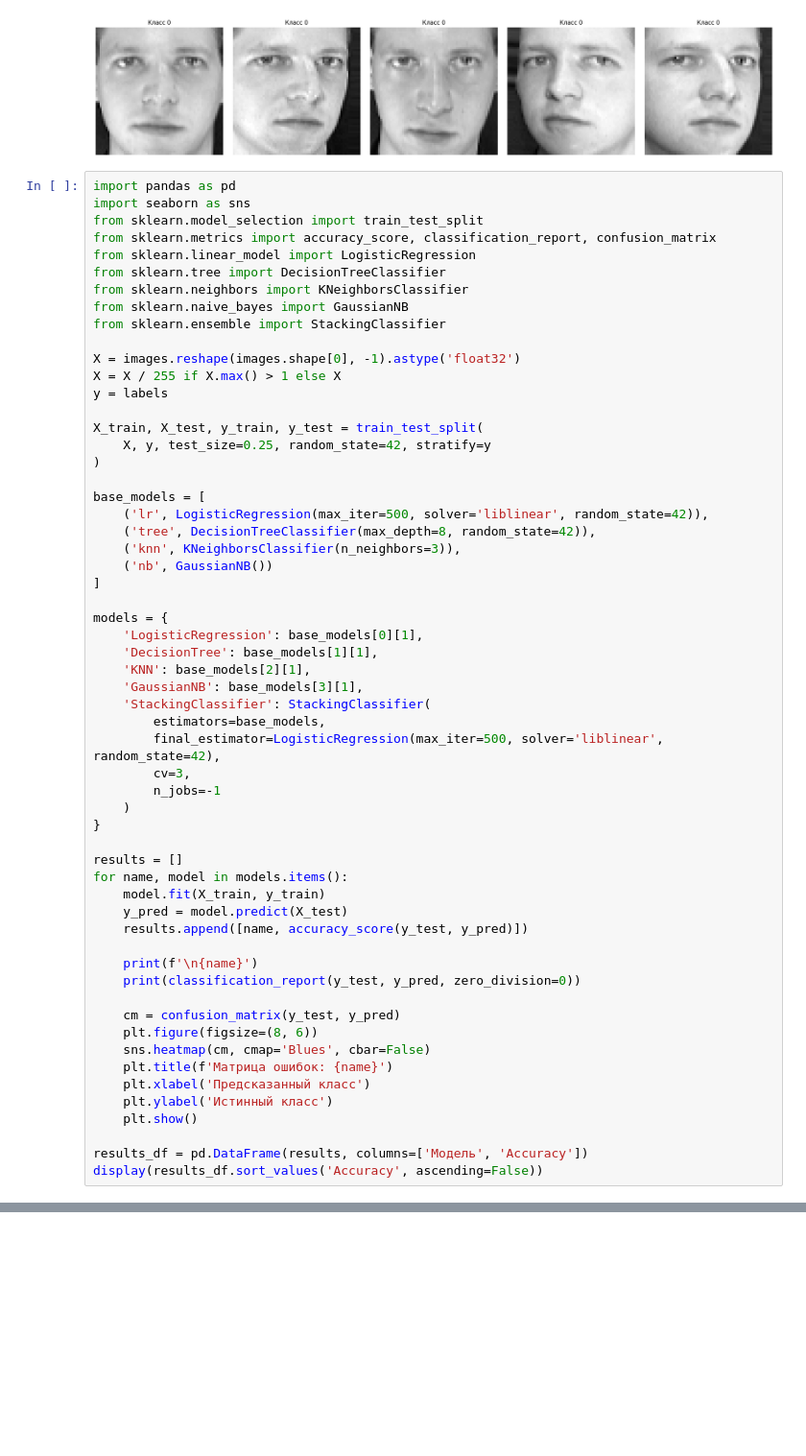
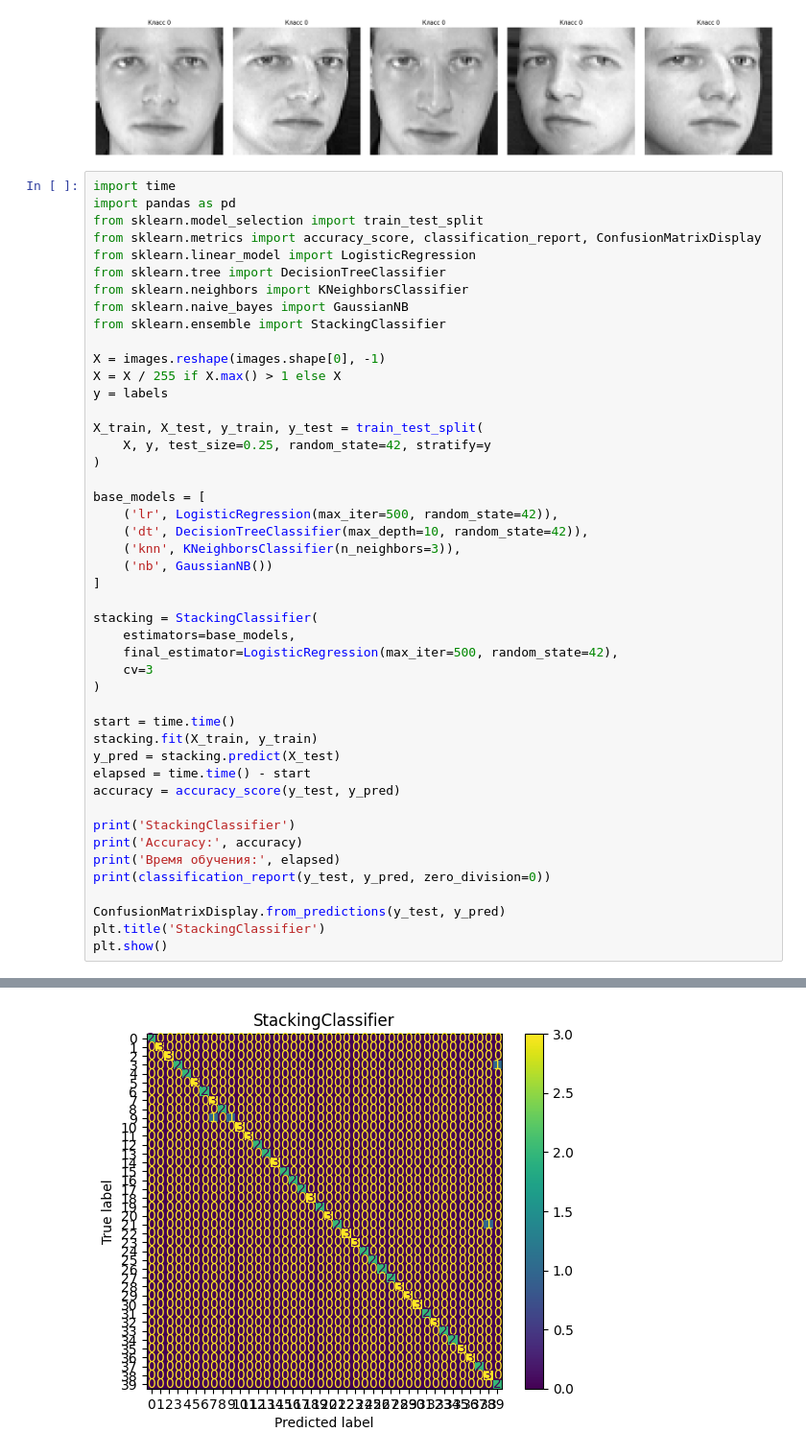
Before and after one commit to runessaa/-Streltsov-Projects, a Jupyter notebook: Практическая_работа_№9_Ансамблевые_методы_в_машинном_обучении.ipynb, the cells around one changed output, grey strips where cells are left out. Shown at 96% size. Saved outputs shown, nothing was run; the diff lists cells and outputs as text; blank space fills up the shorter version.

```diff
--- a/Практическая_работа_№9_Ансамблевые_методы_в_машинном_обучении.ipynb
+++ b/Практическая_работа_№9_Ансамблевые_методы_в_машинном_обучении.ipynb
@@ -355,17 +459,17 @@ plt.show()
 # %% [output]
 [figure]
 # %%
+import time
 import pandas as pd
-import seaborn as sns
 from sklearn.model_selection import train_test_split
-from sklearn.metrics import accuracy_score, classification_report, confusion_matrix
+from sklearn.metrics import accuracy_score, classification_report, ConfusionMatrixDisplay
 from sklearn.linear_model import LogisticRegression
 from sklearn.tree import DecisionTreeClassifier
 from sklearn.neighbors import KNeighborsClassifier
 from sklearn.naive_bayes import GaussianNB
 from sklearn.ensemble import StackingClassifier
 
-X = images.reshape(images.shape[0], -1).astype('float32')
+X = images.reshape(images.shape[0], -1)
 X = X / 255 if X.max() > 1 else X
 y = labels
 
@@ -374,41 +478,30 @@ X_train, X_test, y_train, y_test = train_test_split(
 )
 
 base_models = [
-    ('lr', LogisticRegression(max_iter=500, solver='liblinear', random_state=42)),
-    ('tree', DecisionTreeClassifier(max_depth=8, random_state=42)),
+    ('lr', LogisticRegression(max_iter=500, random_state=42)),
+    ('dt', DecisionTreeClassifier(max_depth=10, random_state=42)),
     ('knn', KNeighborsClassifier(n_neighbors=3)),
     ('nb', GaussianNB())
 ]
 
-models = {
-    'LogisticRegression': base_models[0][1],
-    'DecisionTree': base_models[1][1],
-    'KNN': base_models[2][1],
-    'GaussianNB': base_models[3][1],
-    'StackingClassifier': StackingClassifier(
-        estimators=base_models,
-        final_estimator=LogisticRegression(max_iter=500, solver='liblinear', random_state=42),
-        cv=3,
-        n_jobs=-1
-    )
-}
+stacking = StackingClassifier(
+    estimators=base_models,
+    final_estimator=LogisticRegression(max_iter=500, random_state=42),
+    cv=3
+)
 
-results = []
-for name, model in models.items():
-    model.fit(X_train, y_train)
-    y_pred = model.predict(X_test)
-    results.append([name, accuracy_score(y_test, y_pred)])
+start = time.time()
+stacking.fit(X_train, y_train)
+y_pred = stacking.predict(X_test)
+elapsed = time.time() - start
+accuracy = accuracy_score(y_test, y_pred)
 
-    print(f'\n{name}')
-    print(classification_report(y_test, y_pred, zero_division=0))
+print('StackingClassifier')
+print('Accuracy:', accuracy)
+print('Время обучения:', elapsed)
+print(classification_report(y_test, y_pred, zero_division=0))
 
-    cm = confusion_matrix(y_test, y_pred)
-    plt.figure(figsize=(8, 6))
-    sns.heatmap(cm, cmap='Blues', cbar=False)
-    plt.title(f'Матрица ошибок: {name}')
-    plt.xlabel('Предсказанный класс')
-    plt.ylabel('Истинный класс')
-    plt.show()
-
-results_df = pd.DataFrame(results, columns=['Модель', 'Accuracy'])
-display(results_df.sort_values('Accuracy', ascending=False))
+ConfusionMatrixDisplay.from_predictions(y_test, y_pred)
+plt.title('StackingClassifier')
+plt.show()
+# %% [output]
@@ -414,0 +532 @@ display(results_df.sort_values('Accuracy', ascending=False))
+[figure, added]
```
Also changed, not shown: parts of 5 cells of this notebook.
